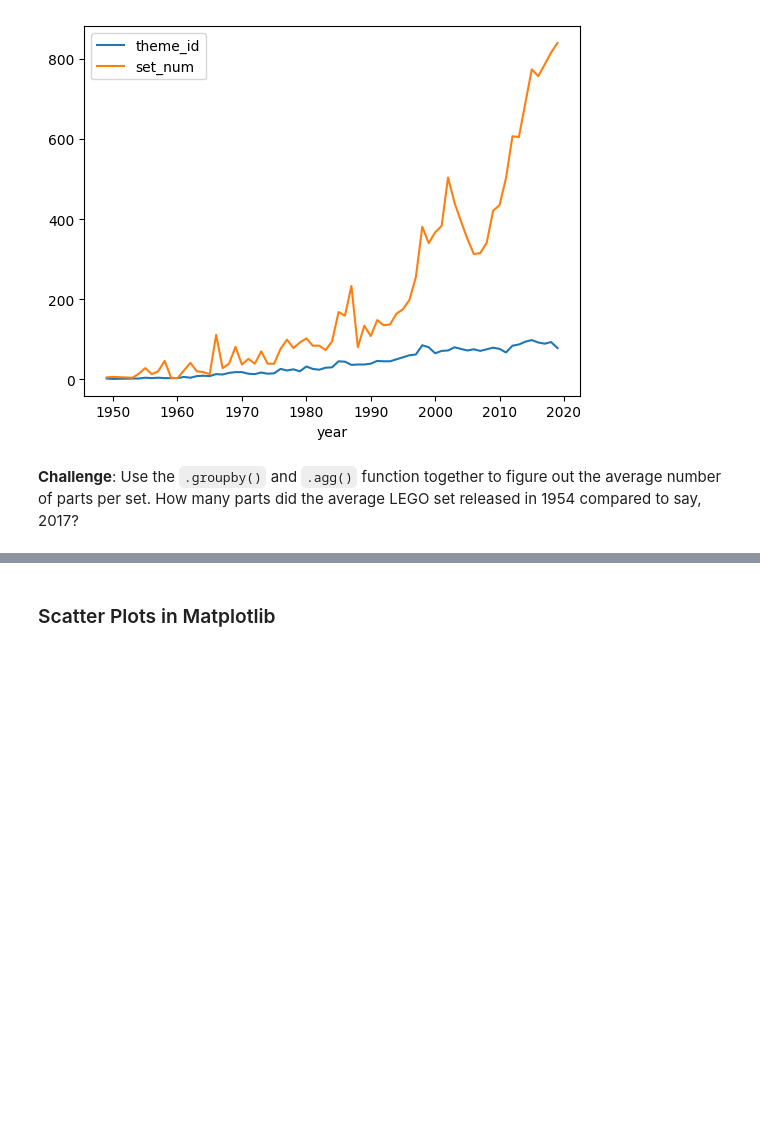
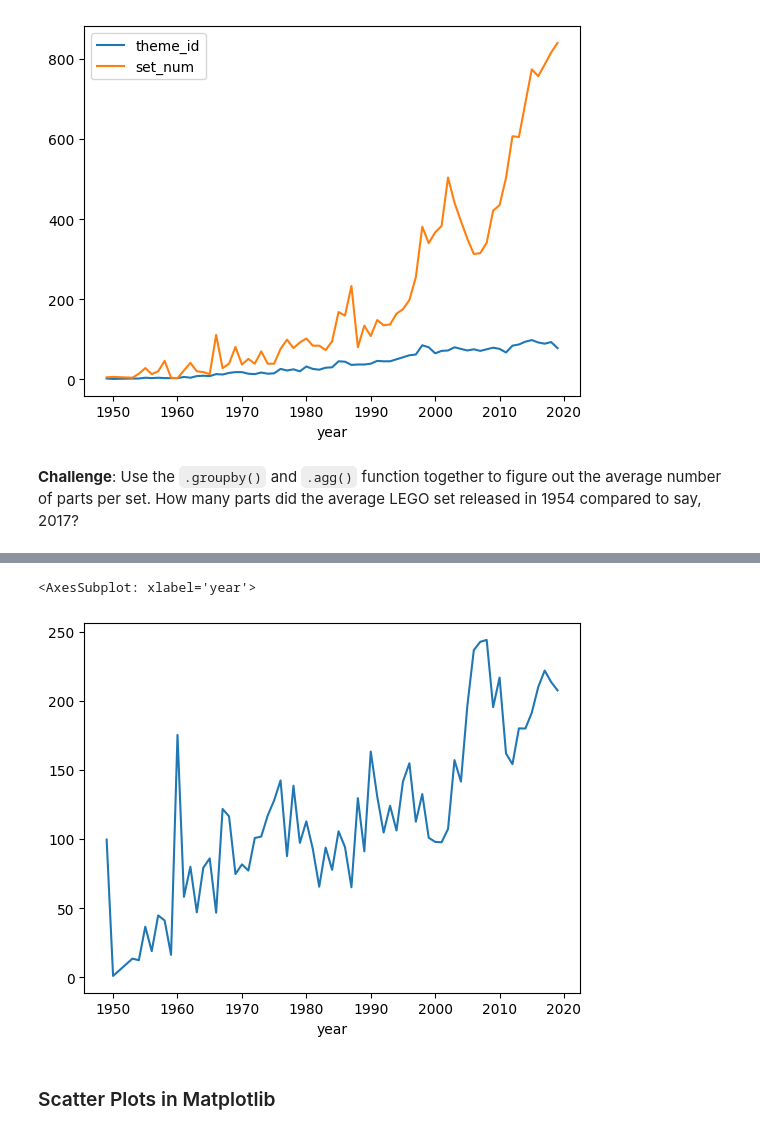
Before and after one commit to silvia-ventoruzzo/100daysofpython, a Jupyter notebook: day73_aggregate_and_merge_with_pandas/Lego_Analysis_for_Course_(start).ipynb, the cells around one changed output, grey strips where cells are left out. Cells and saved outputs as stored; diff of their text form; code cells hidden in the pictures; blank space fills up the shorter version.

```diff
--- a/day73_aggregate_and_merge_with_pandas/Lego_Analysis_for_Course_(start).ipynb
+++ b/day73_aggregate_and_merge_with_pandas/Lego_Analysis_for_Course_(start).ipynb
@@ -209,5 +194,8 @@ avg_n_parts_per_set['avg_parts_per_set'] = avg_n_parts_per_set['num_parts'] / av
 # %%
-avg_n_parts_per_set['avg_parts_per_set'].plot()
+avg_n_parts_per_set['avg_parts_per_set'][:-2].plot()
+# %% [output]
+<AxesSubplot: xlabel='year'>
+[figure, added]
 # %% [markdown]
 ### Scatter Plots in Matplotlib
 # %% [markdown]
```
Also changed, not shown: parts of 8 cells of this notebook, 1 other file.
